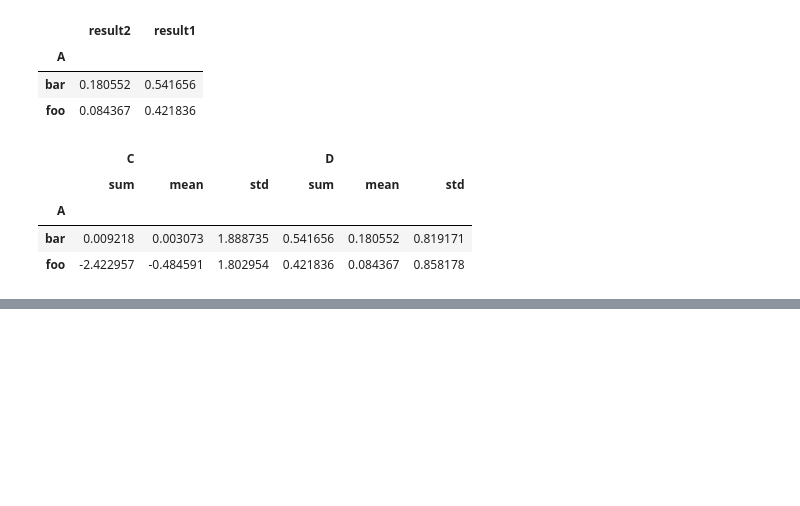
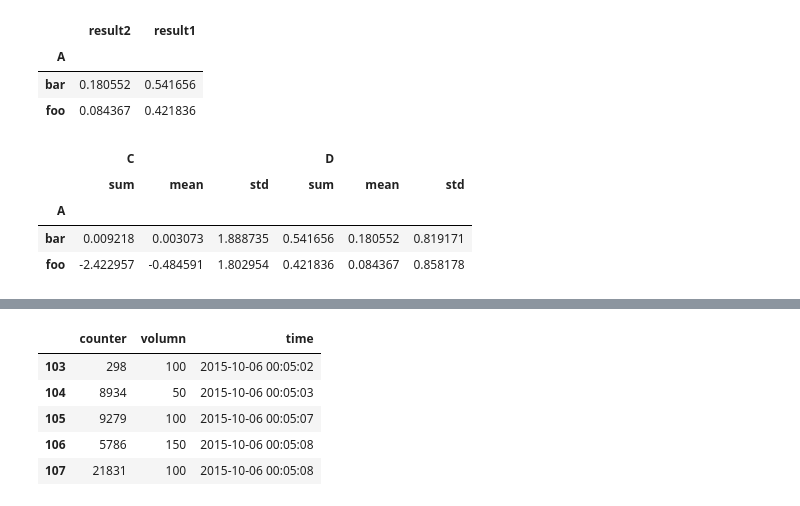
Before and after one commit to WenWeiKun-byte/PyData-Cookbook, a Jupyter notebook: Data Cleaning & Data Munging 02.ipynb, the cells around one changed output, grey strips where cells are left out. Saved outputs shown, nothing was run; the diff lists cells and outputs as text; code cells hidden in the pictures; blank space fills up the shorter version.

```diff
--- a/Data Cleaning & Data Munging 02.ipynb
+++ b/Data Cleaning & Data Munging 02.ipynb
@@ -251,0 +310,3 @@ grouped.agg([np.sum, np.mean, np.std])
+# %%
+from datetime import datetime, timedelta
+date_object = datetime.strptime('20151006', '%Y%m%d')
@@ -251,0 +318,10 @@ grouped.agg([np.sum, np.mean, np.std])
+# %%
+# 可以直接使用datetime作为key
+time_groups.get_group(time_line).head(5)
+# %% [output]
+|  | counter | volumn | time |
+| 103 | 298 | 100 | 2015-10-06 00:05:02 |
+| 104 | 8934 | 50 | 2015-10-06 00:05:03 |
+| 105 | 9279 | 100 | 2015-10-06 00:05:07 |
+| 106 | 5786 | 150 | 2015-10-06 00:05:08 |
+| 107 | 21831 | 100 | 2015-10-06 00:05:08 |
```
Also changed, not shown: parts of 15 cells of this notebook, 4 other files.
